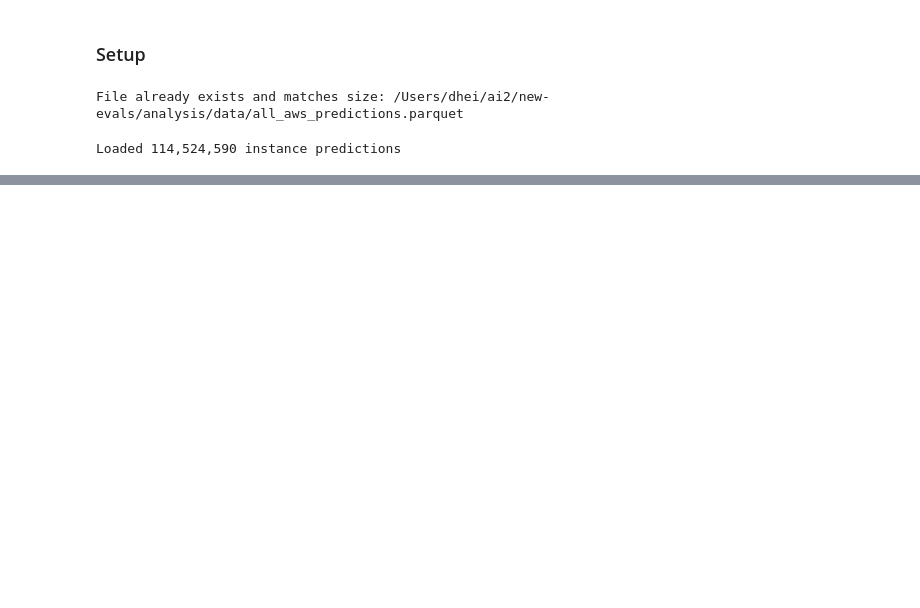
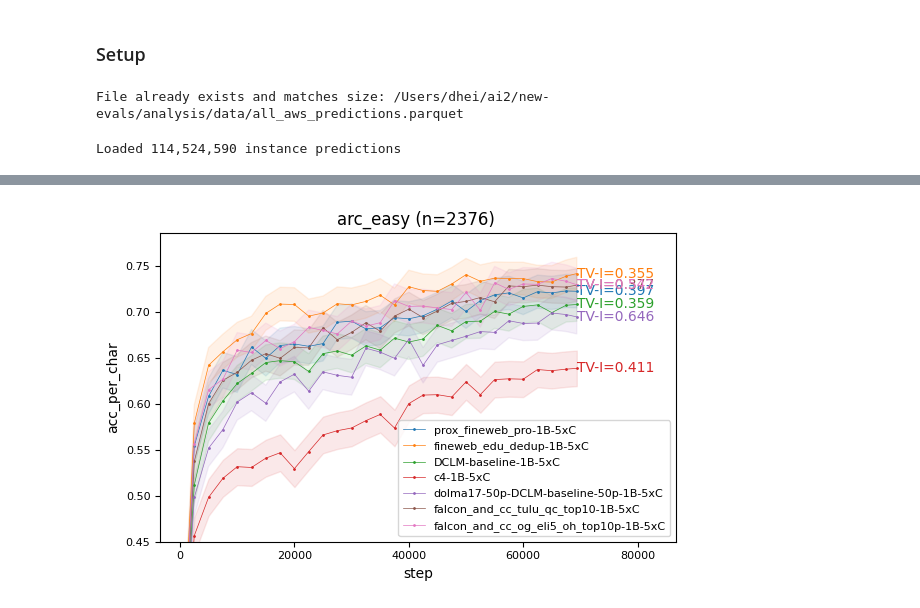
Before and after one commit to davidheineman/new-evals, a Jupyter notebook: analysis/notebooks/variance.ipynb, the cells around one changed output, grey strips where cells are left out. Drawn from its saved outputs; the diff is of its cells as text; code cells hidden in the pictures; blank space fills up the shorter version.

```diff
--- a/analysis/notebooks/variance.ipynb
+++ b/analysis/notebooks/variance.ipynb
@@ -83,0 +122,22 @@ plt.show()
+# %%
+tasks = ['arc_easy']
+n_tasks = len(tasks)
+
+fig, axes = plt.subplots(n_tasks, 1, figsize=(6, 4*n_tasks), squeeze=False)
+
+random_colors = [plt.cm.tab10.colors[i] for i in range(len(_MODELS))]
+
+tv_results, _ = compute_total_variation(
+    df,
+    tasks=tasks,
+    models=_MODELS,
+    metric='acc_per_char',
+    axes=axes[:, 0],
+    color=random_colors
+)
+
+axes[0, 0].set_ylim(bottom=0.45)
+
+fig.tight_layout()
+# %% [output]
+[figure, added]
```
Also changed, not shown: parts of 18 cells of this notebook, 2 other files.
